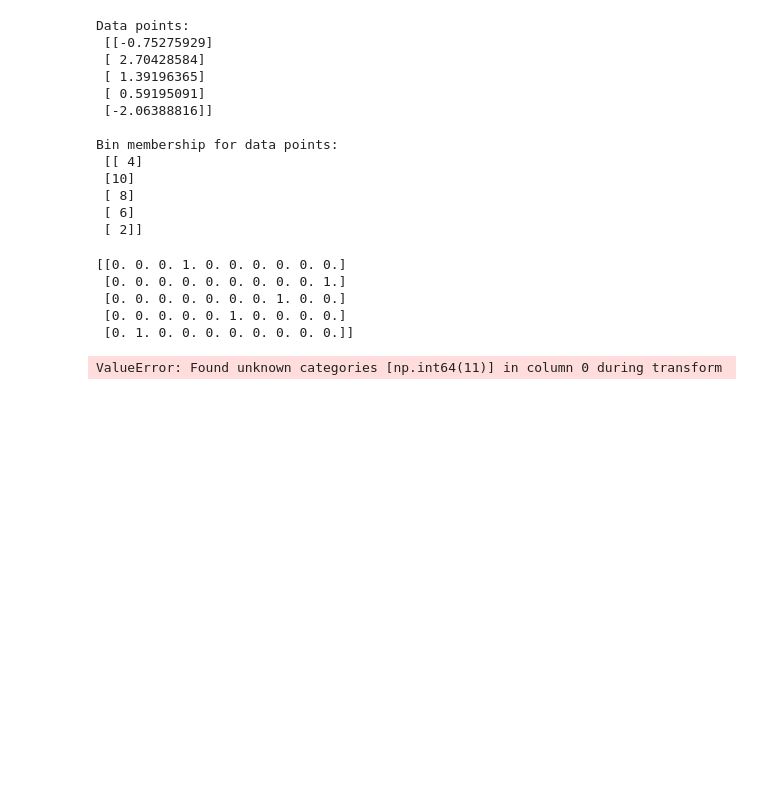
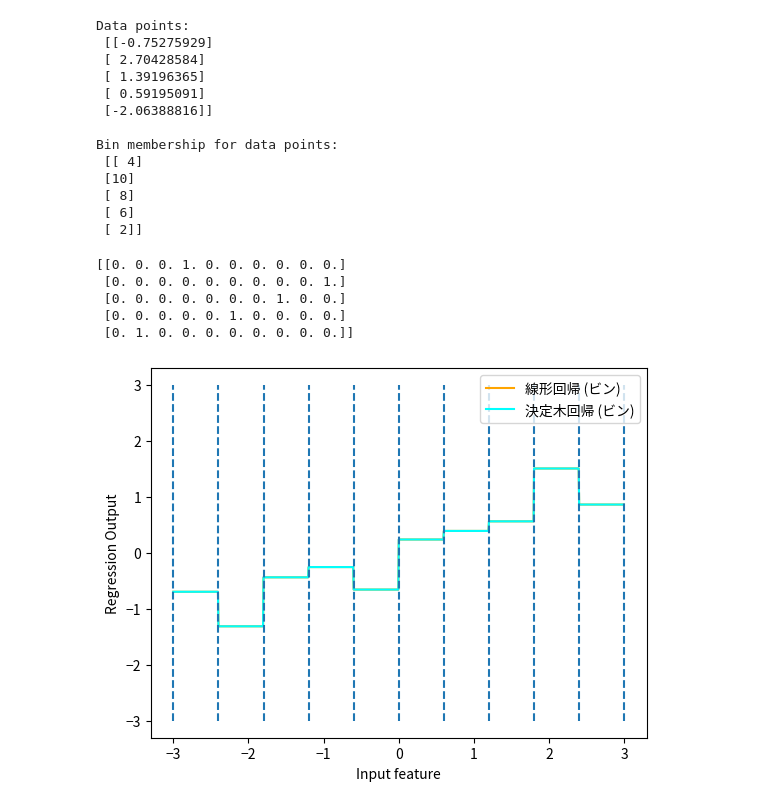
Before and after one commit to TOnodera/machine-learning-with-python, a Jupyter notebook: ch04/one_hot_encoding.ipynb, the cells around one changed output. Saved outputs shown, nothing was run; the diff lists cells and outputs as text; code cells hidden in the pictures; blank space fills up the shorter version.

```diff
--- a/ch04/one_hot_encoding.ipynb
+++ b/ch04/one_hot_encoding.ipynb
@@ -151,15 +151,19 @@ print(X_binned[:5])
 # %%
 
 line_binned = encoder.transform(np.digitize(line, bins=bins))
+
 reg = LinearRegression().fit(X_binned, y)
 plt.plot(line, reg.predict(line_binned), label="線形回帰 (ビン)", color="orange")
 
 reg = DecisionTreeRegressor(min_samples_split=3).fit(X_binned, y)
 plt.plot(line, reg.predict(line_binned), label="決定木回帰 (ビン)", color="cyan")
+
+plt.plot(X[:, 0], y, 'o', c='k')
+
 plt.vlines(bins, ymin=-3, ymax=3, linestyle='--')
 plt.legend(loc="best")
 plt.ylabel("Regression Output")
 plt.xlabel("Input feature")
 plt.show()
 # %% [output]
-ValueError: Found unknown categories [np.int64(11)] in column 0 during transform
+[figure, added]
```
Also changed, not shown: parts of 1 cell of this notebook.
